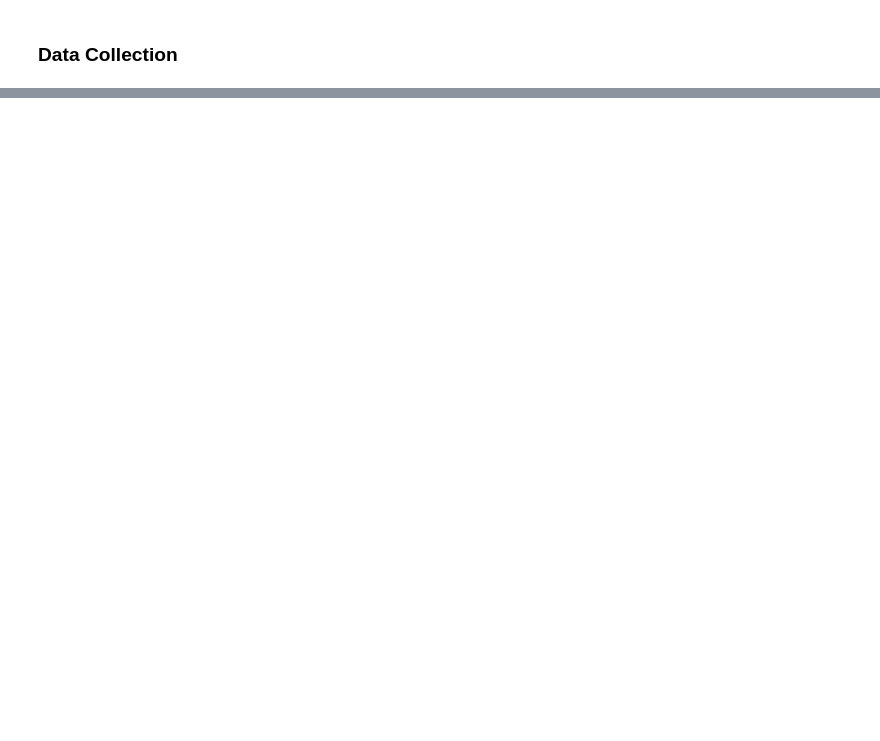
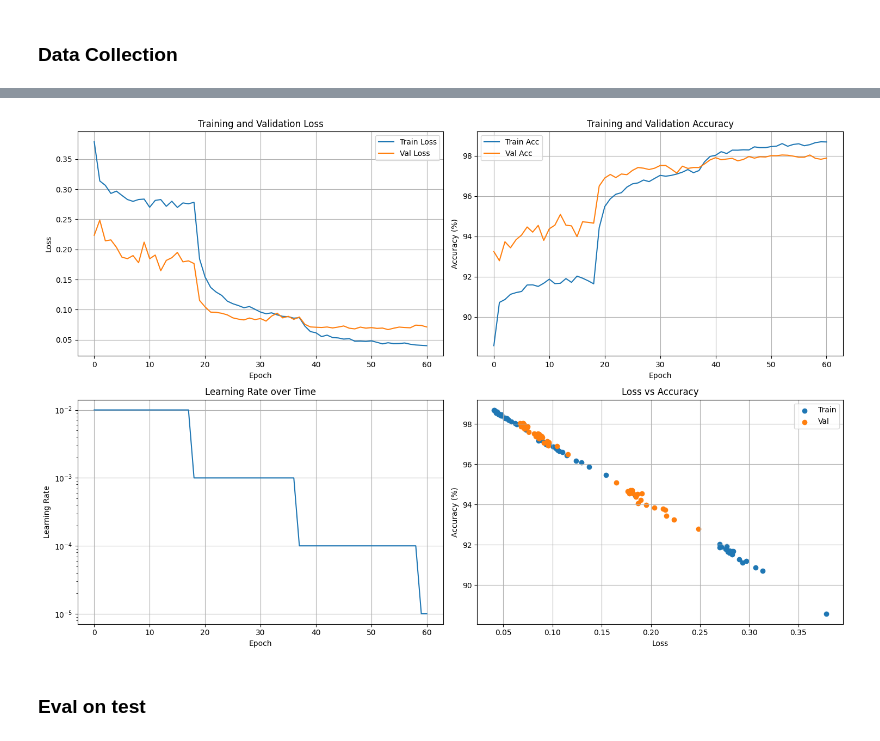
Before and after one commit to racousin/data_science_practice, a Jupyter notebook: website/public/modules/module7/course/module7_course.ipynb, the cells around one changed output, grey strips where cells are left out. Cells and saved outputs as stored; diff of their text form; code cells hidden in the pictures; blank space fills up the shorter version.

```diff
--- a/website/public/modules/module7/course/module7_course.ipynb
+++ b/website/public/modules/module7/course/module7_course.ipynb
@@ -306,0 +120,2 @@ KeyboardInterrupt:
+# %%
+train_loader, val_loader, test_loader, scaler = preprocess_data(X, y)
@@ -306,0 +307,19 @@ KeyboardInterrupt:
+# %%
+# Set device
+device = torch.device("cuda" if torch.cuda.is_available() else "cpu")
+
+# Create model and training components
+model, criterion, optimizer, scheduler = create_model(device)
+
+# Train the model
+history = train_model(
+    model=model,
+    train_loader=train_loader,
+    val_loader=val_loader,
+    criterion=criterion,
+    optimizer=optimizer,
+    device=device,
+    scheduler=scheduler,
+    num_epochs=100,
+    patience=7
+)
@@ -306,0 +393,8 @@ KeyboardInterrupt:
+# %%
+# Plot training history
+plot_training_history(history)
+plt.show()
+# %% [output]
+[figure, added]
+# %% [markdown]
+### Eval on test
```
Also changed, not shown: parts of 22 cells of this notebook, 13 other files.
